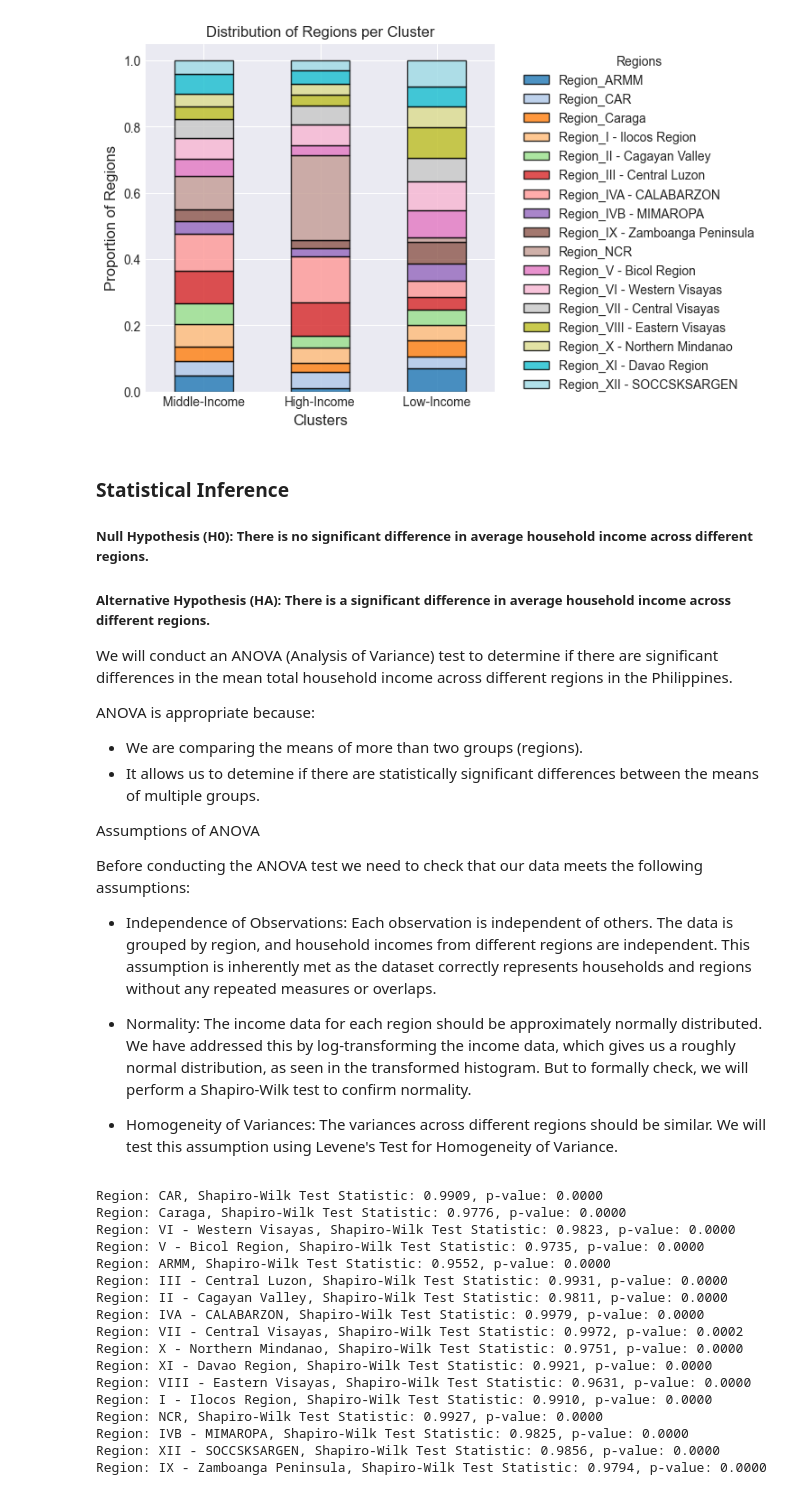
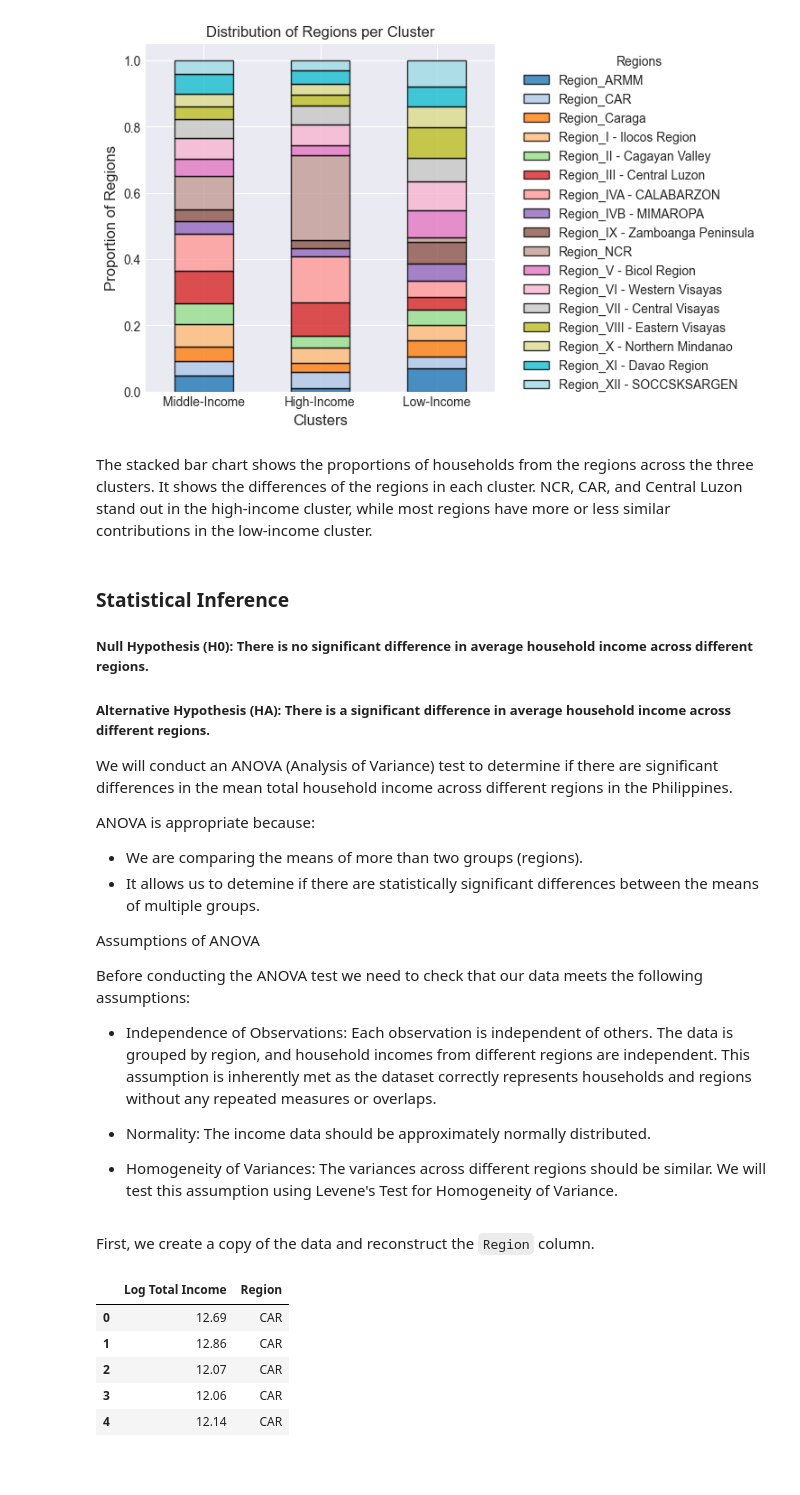
Before and after one commit to definitelyliz/CSMODEL-Phase-1, a Jupyter notebook: CSMODEL Phase 1.ipynb, the cells around one changed output. Cells and saved outputs as stored; diff of their text form; code cells hidden in the pictures; blank space fills up the shorter version.

```diff
--- a/CSMODEL Phase 1.ipynb
+++ b/CSMODEL Phase 1.ipynb
@@ -1218,6 +1241,8 @@ plt.legend(title='Regions', bbox_to_anchor=(1.05, 1))
 plt.show()
 # %% [output]
 [figure]
+# %% [markdown]
+The stacked bar chart shows the proportions of households from the regions across the three clusters. It shows the differences of the regions in each cluster. NCR, CAR, and Central Luzon stand out in the high-income cluster, while most regions have more or less similar contributions in the low-income cluster.
 # %% [markdown]
 ### Statistical Inference
 ##### Null Hypothesis (H0):  There is no significant difference in average household income across different regions.
@@ -1235,40 +1260,20 @@ Before conducting the ANOVA test we need to check that our data meets the follow
 
 - Independence of Observations: Each observation is independent of others. The data is grouped by region, and household incomes from different regions are independent. This assumption is inherently met as the dataset correctly represents households and regions without any repeated measures or overlaps.
 
-- Normality: The income data for each region should be approximately normally distributed. We have addressed this by log-transforming the income data, which gives us a roughly normal distribution, as seen in the transformed histogram. But to formally check, we will perform a Shapiro-Wilk test to confirm normality.
+- Normality: The income data should be approximately normally distributed.
 
 - Homogeneity of Variances: The variances across different regions should be similar. We will test this assumption using Levene's Test for Homogeneity of Variance.
-# %%
-# Reconstruct the 'Region' column by finding which one-hot encoded column has 'True' for each row
-research_question_df['Region'] = research_question_df[region_columns].idxmax(axis=1).str.replace('Region_', '')
-
-# Run the Shapiro-Wilk test for normality for each region
-from scipy.stats import shapiro
-
-for region in research_question_df['Region'].unique():
-    # Filter data for the current region
-    region_data = research_question_df[research_question_df['Region'] == region]['Log Total Income']
-
-    # Perform Shapiro-Wilk test for normality
-    stat, p_value = shapiro(region_data)
-
-    # Print the test results
-    print(f"Region: {region}, Shapiro-Wilk Test Statistic: {stat:.4f}, p-value: {p_value:.4f}")
-# %% [output]
-Region: CAR, Shapiro-Wilk Test Statistic: 0.9909, p-value: 0.0000
-Region: Caraga, Shapiro-Wilk Test Statistic: 0.9776, p-value: 0.0000
-Region: VI - Western Visayas, Shapiro-Wilk Test Statistic: 0.9823, p-value: 0.0000
-Region: V - Bicol Region, Shapiro-Wilk Test Statistic: 0.9735, p-value: 0.0000
-Region: ARMM, Shapiro-Wilk Test Statistic: 0.9552, p-value: 0.0000
-Region: III - Central Luzon, Shapiro-Wilk Test Statistic: 0.9931, p-value: 0.0000
-Region: II - Cagayan Valley, Shapiro-Wilk Test Statistic: 0.9811, p-value: 0.0000
-Region: IVA - CALABARZON, Shapiro-Wilk Test Statistic: 0.9979, p-value: 0.0000
-Region: VII - Central Visayas, Shapiro-Wilk Test Statistic: 0.9972, p-value: 0.0002
-Region: X - Northern Mindanao, Shapiro-Wilk Test Statistic: 0.9751, p-value: 0.0000
-Region: XI - Davao Region, Shapiro-Wilk Test Statistic: 0.9921, p-value: 0.0000
-Region: VIII - Eastern Visayas, Shapiro-Wilk Test Statistic: 0.9631, p-value: 0.0000
-Region: I - Ilocos Region, Shapiro-Wilk Test Statistic: 0.9910, p-value: 0.0000
-Region: NCR, Shapiro-Wilk Test Statistic: 0.9927, p-value: 0.0000
-Region: IVB - MIMAROPA, Shapiro-Wilk Test Statistic: 0.9825, p-value: 0.0000
-Region: XII - SOCCSKSARGEN, Shapiro-Wilk Test Statistic: 0.9856, p-value: 0.0000
-Region: IX - Zamboanga Peninsula, Shapiro-Wilk Test Statistic: 0.9794, p-value: 0.0000
+# %% [markdown]
+First, we create a copy of the data and reconstruct the `Region` column.
+# %%
+df = research_question_df.copy()
+df['Region'] = research_question_df[region_columns].idxmax(axis=1).str.replace('Region_', '')
+df = df[['Log Total Income', 'Region']]
+df.head()
+# %% [output]
+|  | Log Total Income | Region |
+| 0 | 12.69 | CAR |
+| 1 | 12.86 | CAR |
+| 2 | 12.07 | CAR |
+| 3 | 12.06 | CAR |
+| 4 | 12.14 | CAR |
```
Also changed, not shown: parts of 22 cells of this notebook, 1 other file.
